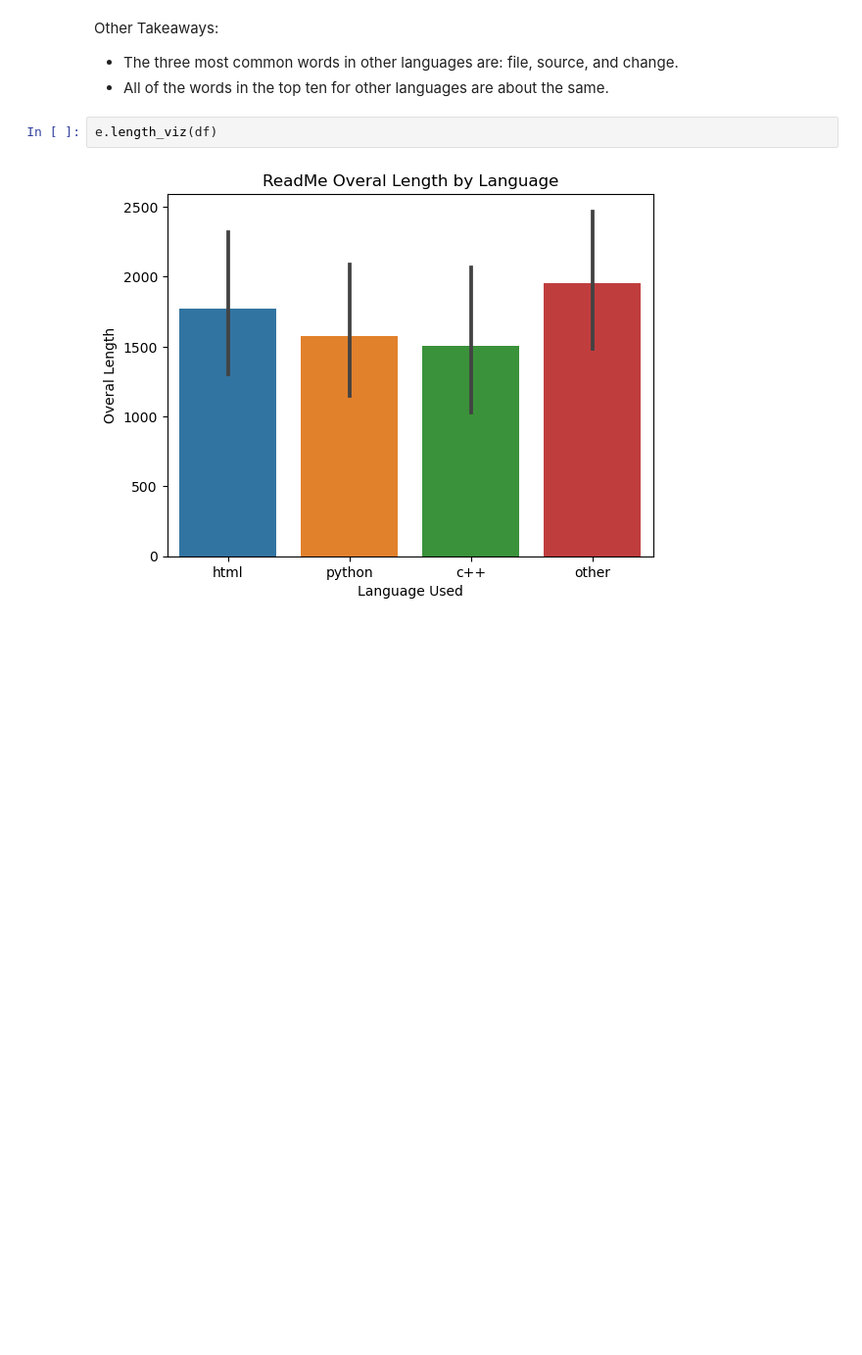
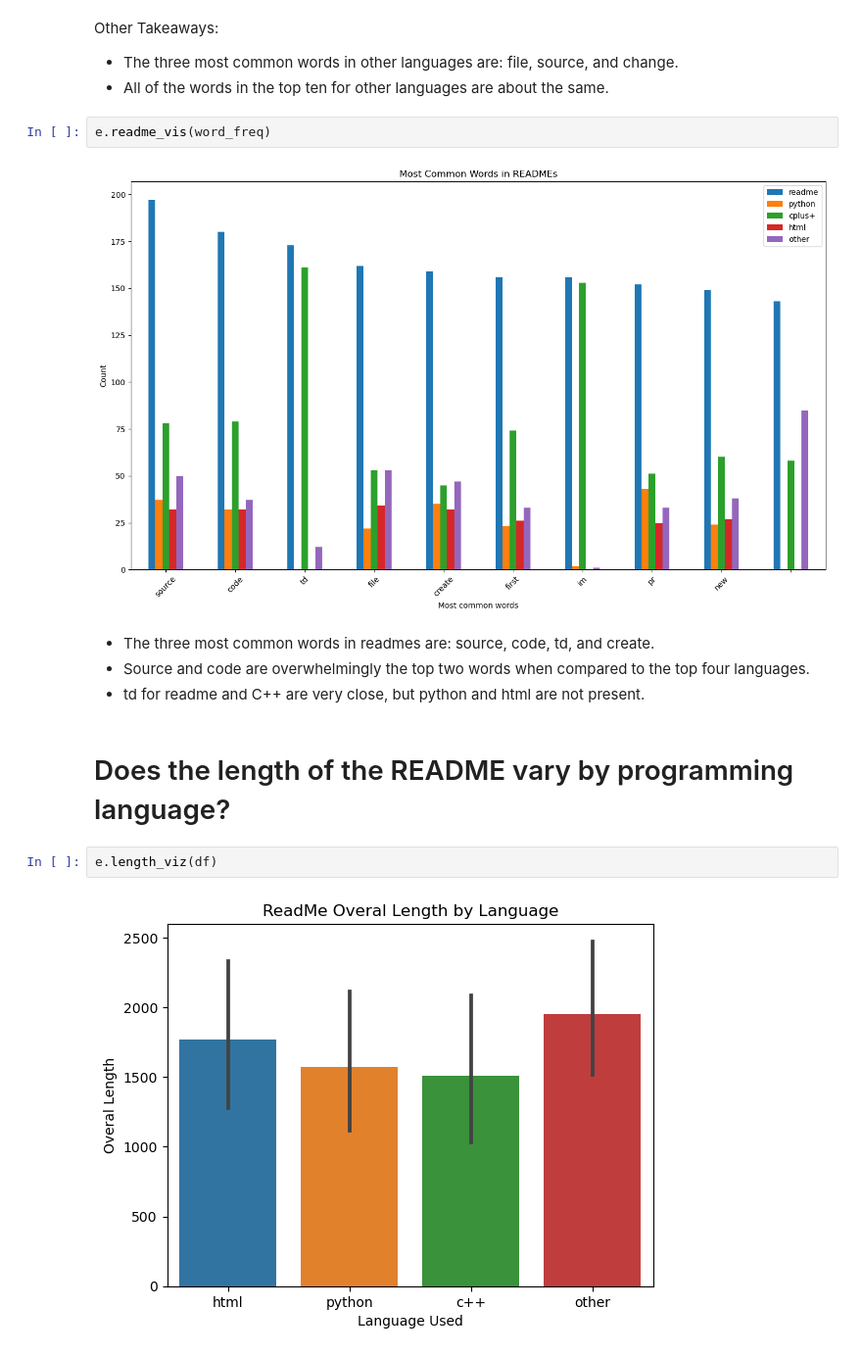
Before and after one commit to nlp-project-noether/nlp-project, a Jupyter notebook: final_report.ipynb, the cells around one changed output. Shown: that part at 98% size. Drawn from its saved outputs; the diff is of its cells as text; blank space fills up the shorter version.

```diff
--- a/final_report.ipynb
+++ b/final_report.ipynb
@@ -149,6 +157,16 @@ e.other_vis(word_freq)
 Other Takeaways:
 - The three most common words in other languages are: file, source, and change.
 - All of the words in the top ten for other languages are about the same.
+# %%
+e.readme_vis(word_freq)
+# %% [output]
+[figure, added]
+# %% [markdown]
+- The three most common words in readmes are: source, code, td, and create.
+- Source and code are overwhelmingly the top two words when compared to the top four languages.
+- td for readme and C++ are very close, but python and html are not present.
+# %% [markdown]
+# Does the length of the README vary by programming language?
 # %%
 e.length_viz(df)
 # %% [output]
```
Also changed, not shown: parts of 17 cells of this notebook, 1 other file.
